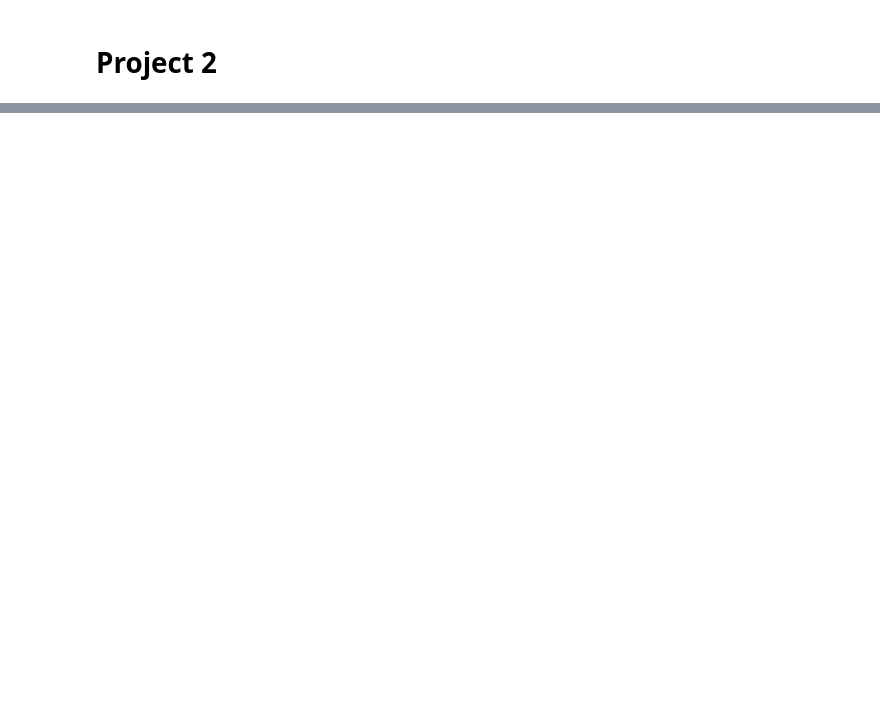
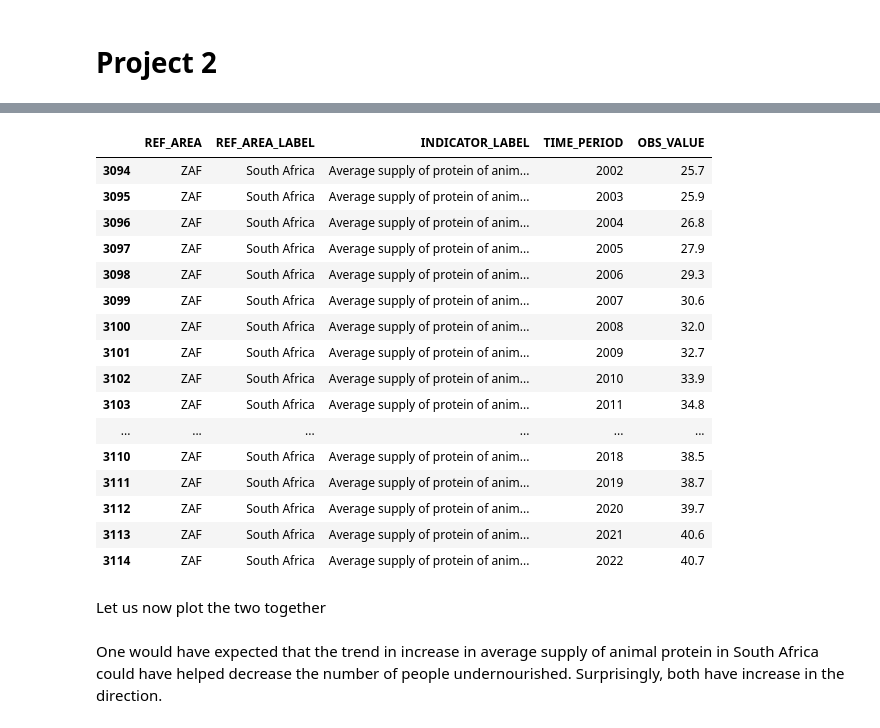
Before and after one commit to boireauromain-collab/boireauromain-collab.github.io, a Jupyter notebook: Project_2.ipynb, the cells around one changed output, grey strips where cells are left out. Saved outputs shown, nothing was run; the diff lists cells and outputs as text; code cells hidden in the pictures; blank space fills up the shorter version.

```diff
--- a/Project_2.ipynb
+++ b/Project_2.ipynb
@@ -24,0 +91,4 @@ fig
+# %%
+protein= pd.read_csv("FAO_FS_21014.csv")
+
+protein.head()
@@ -24,0 +117,5 @@ fig
+# %%
+cols = ["REF_AREA", "REF_AREA_LABEL","INDICATOR_LABEL", "TIME_PERIOD", "OBS_VALUE"]
+
+protein_by_country_year = protein[cols]
+protein_by_country_year
@@ -24,0 +136,21 @@ fig
+# %%
+protein_South_africa = protein_by_country_year[protein_by_country_year["REF_AREA_LABEL"] == "South Africa"]
+protein_South_africa
+# %% [output]
+|  | REF_AREA | REF_AREA_LABEL | INDICATOR_LABEL | TIME_PERIOD | OBS_VALUE |
+| 3094 | ZAF | South Africa | Average supply of protein of anim... | 2002 | 25.7 |
+| 3095 | ZAF | South Africa | Average supply of protein of anim... | 2003 | 25.9 |
+| 3096 | ZAF | South Africa | Average supply of protein of anim... | 2004 | 26.8 |
+| 3097 | ZAF | South Africa | Average supply of protein of anim... | 2005 | 27.9 |
+| 3098 | ZAF | South Africa | Average supply of protein of anim... | 2006 | 29.3 |
+| 3099 | ZAF | South Africa | Average supply of protein of anim... | 2007 | 30.6 |
+| 3100 | ZAF | South Africa | Average supply of protein of anim... | 2008 | 32.0 |
+| 3101 | ZAF | South Africa | Average supply of protein of anim... | 2009 | 32.7 |
+| 3102 | ZAF | South Africa | Average supply of protein of anim... | 2010 | 33.9 |
+| 3103 | ZAF | South Africa | Average supply of protein of anim... | 2011 | 34.8 |
+| ... | ... | ... | ... | ... | ... |
+| 3110 | ZAF | South Africa | Average supply of protein of anim... | 2018 | 38.5 |
+| 3111 | ZAF | South Africa | Average supply of protein of anim... | 2019 | 38.7 |
+| 3112 | ZAF | South Africa | Average supply of protein of anim... | 2020 | 39.7 |
+| 3113 | ZAF | South Africa | Average supply of protein of anim... | 2021 | 40.6 |
+| 3114 | ZAF | South Africa | Average supply of protein of anim... | 2022 | 40.7 |
@@ -24,0 +166,2 @@ fig
+# %% [markdown]
+Let us now plot the two together
@@ -24,0 +206,2 @@ fig
+# %% [markdown]
+One would have expected that the trend in increase in average supply of animal protein in South Africa could have helped decrease the number of people undernourished. Surprisingly, both have increase in the direction.
```
Also changed, not shown: parts of 13 cells of this notebook, 1 other file.
